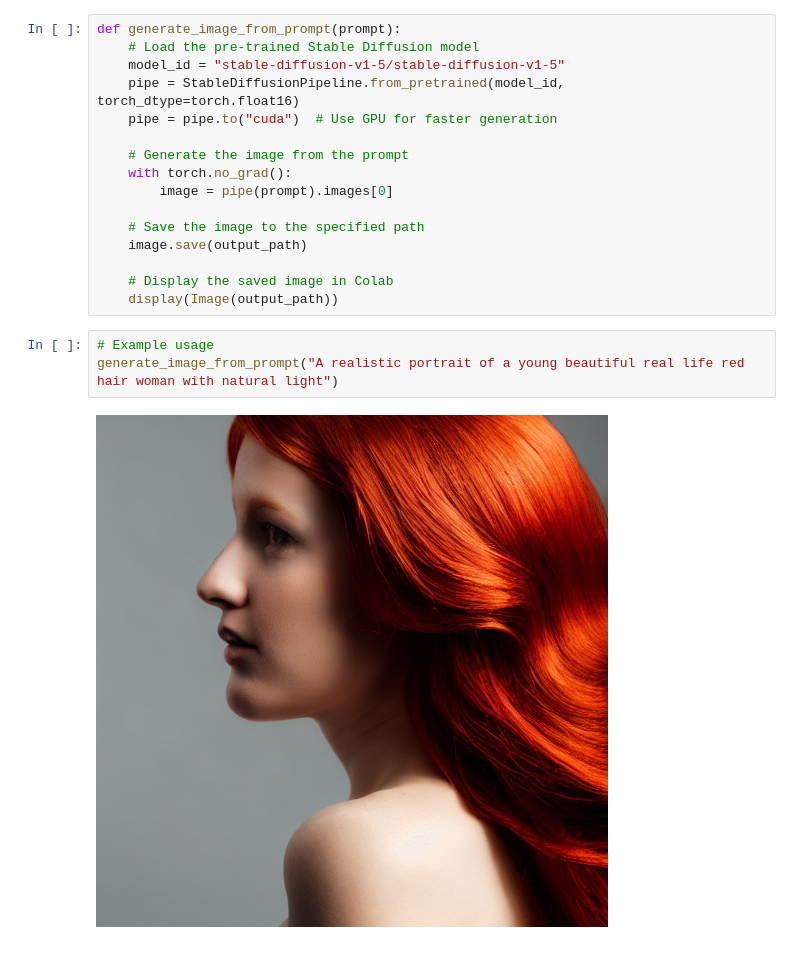
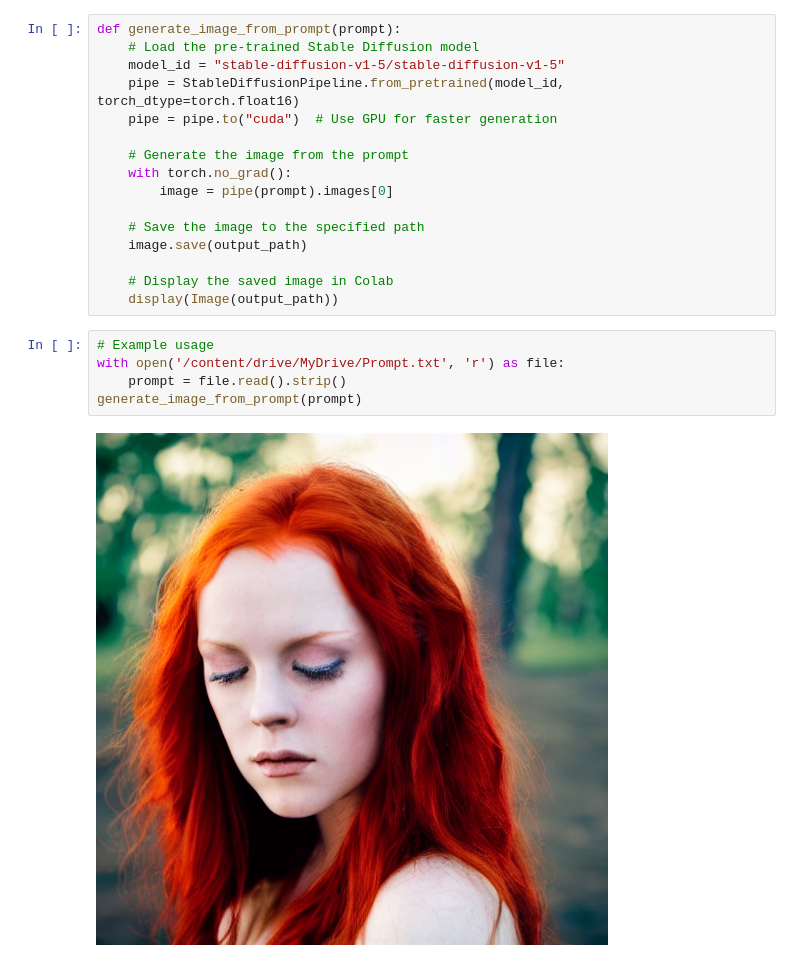
Before and after one commit to hlin863/Image-Generation, a Jupyter notebook: image_frame_gen.ipynb, the cells around one changed output. Cells and saved outputs as stored; diff of their text form.

Commit message:
Enable Dynamic Prompt by loading from text files

```diff
--- a/image_frame_gen.ipynb
+++ b/image_frame_gen.ipynb
@@ -46,8 +46,10 @@ def generate_image_from_prompt(prompt):
 
     # Display the saved image in Colab
     display(Image(output_path))
-# %%
-# Example usage
-generate_image_from_prompt("A realistic portrait of a young beautiful real life red hair woman with natural light")
-# %% [output]
-[figure, removed]
+# %%
+# Example usage
+with open('/content/drive/MyDrive/Prompt.txt', 'r') as file:
+    prompt = file.read().strip()
+generate_image_from_prompt(prompt)
+# %% [output]
+[figure, added]
```
